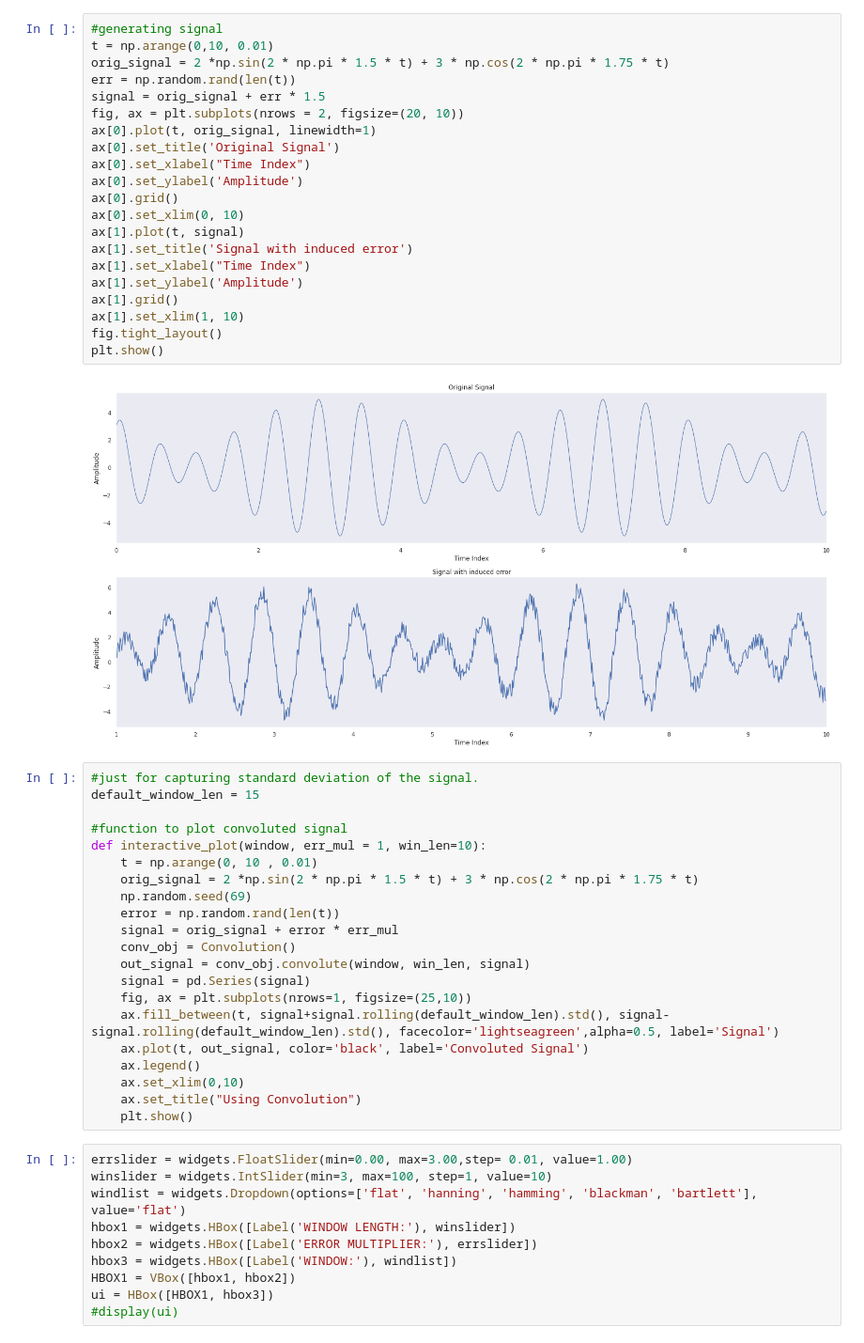
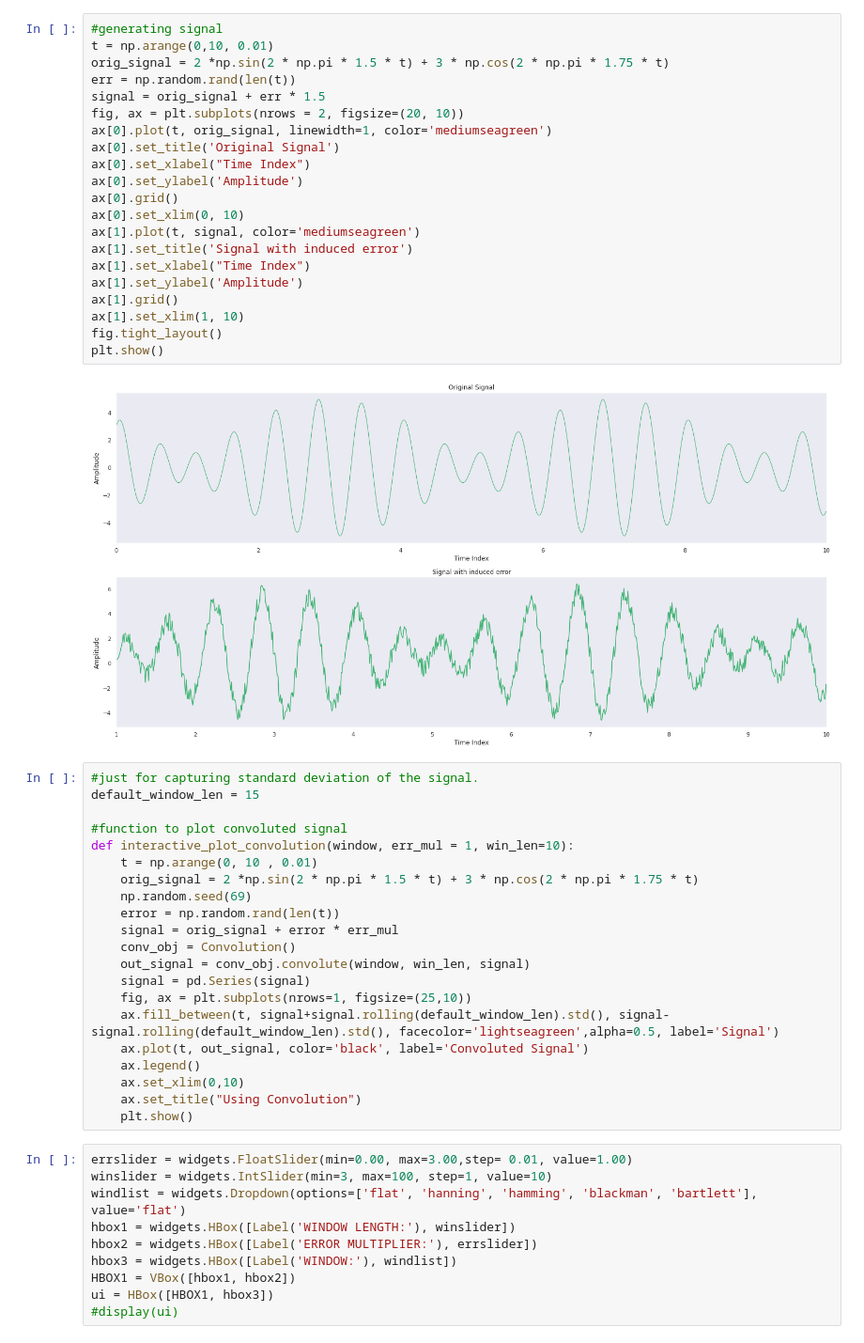
Before and after one commit to notsoharshdevisha/signal_processing, a Jupyter notebook: 1D_Signal_Processing.ipynb, the cells around one changed output. Shown at 94% size. Drawn from its saved outputs; the diff is of its cells as text.

```diff
--- a/1D_Signal_Processing.ipynb
+++ b/1D_Signal_Processing.ipynb
@@ -10,32 +10,32 @@ from ipywidgets import interact, interactive, HBox, Label, IntSlider, widgets, F
 # %%
 #generating signal
 t = np.arange(0,10, 0.01)
 orig_signal = 2 *np.sin(2 * np.pi * 1.5 * t) + 3 * np.cos(2 * np.pi * 1.75 * t)
 err = np.random.rand(len(t))
 signal = orig_signal + err * 1.5
 fig, ax = plt.subplots(nrows = 2, figsize=(20, 10))
-ax[0].plot(t, orig_signal, linewidth=1)
+ax[0].plot(t, orig_signal, linewidth=1, color='mediumseagreen')
 ax[0].set_title('Original Signal')
 ax[0].set_xlabel("Time Index")
 ax[0].set_ylabel('Amplitude')
 ax[0].grid()
 ax[0].set_xlim(0, 10)
-ax[1].plot(t, signal)
+ax[1].plot(t, signal, color='mediumseagreen')
 ax[1].set_title('Signal with induced error')
 ax[1].set_xlabel("Time Index")
 ax[1].set_ylabel('Amplitude')
 ax[1].grid()
 ax[1].set_xlim(1, 10)
 fig.tight_layout()
 plt.show()
 # %% [output]
-[figure, old version]
+[figure, new version]
 # %%
 #just for capturing standard deviation of the signal.
 default_window_len = 15
 
 #function to plot convoluted signal
-def interactive_plot(window, err_mul = 1, win_len=10):
+def interactive_plot_convolution(window, err_mul = 1, win_len=10):
     t = np.arange(0, 10 , 0.01)
     orig_signal = 2 *np.sin(2 * np.pi * 1.5 * t) + 3 * np.cos(2 * np.pi * 1.75 * t)
     np.random.seed(69)
```
Also changed, not shown: parts of 15 cells of this notebook.
